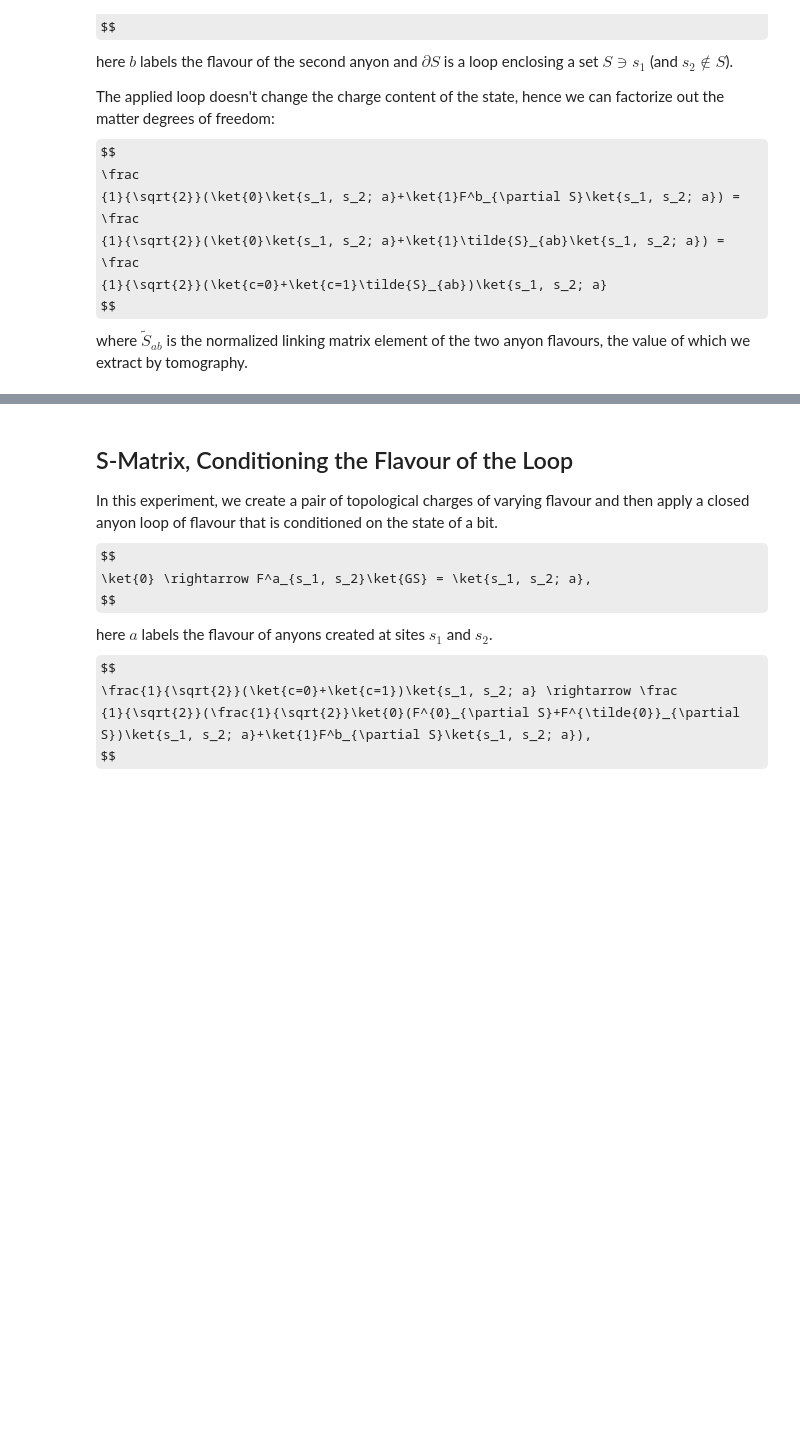
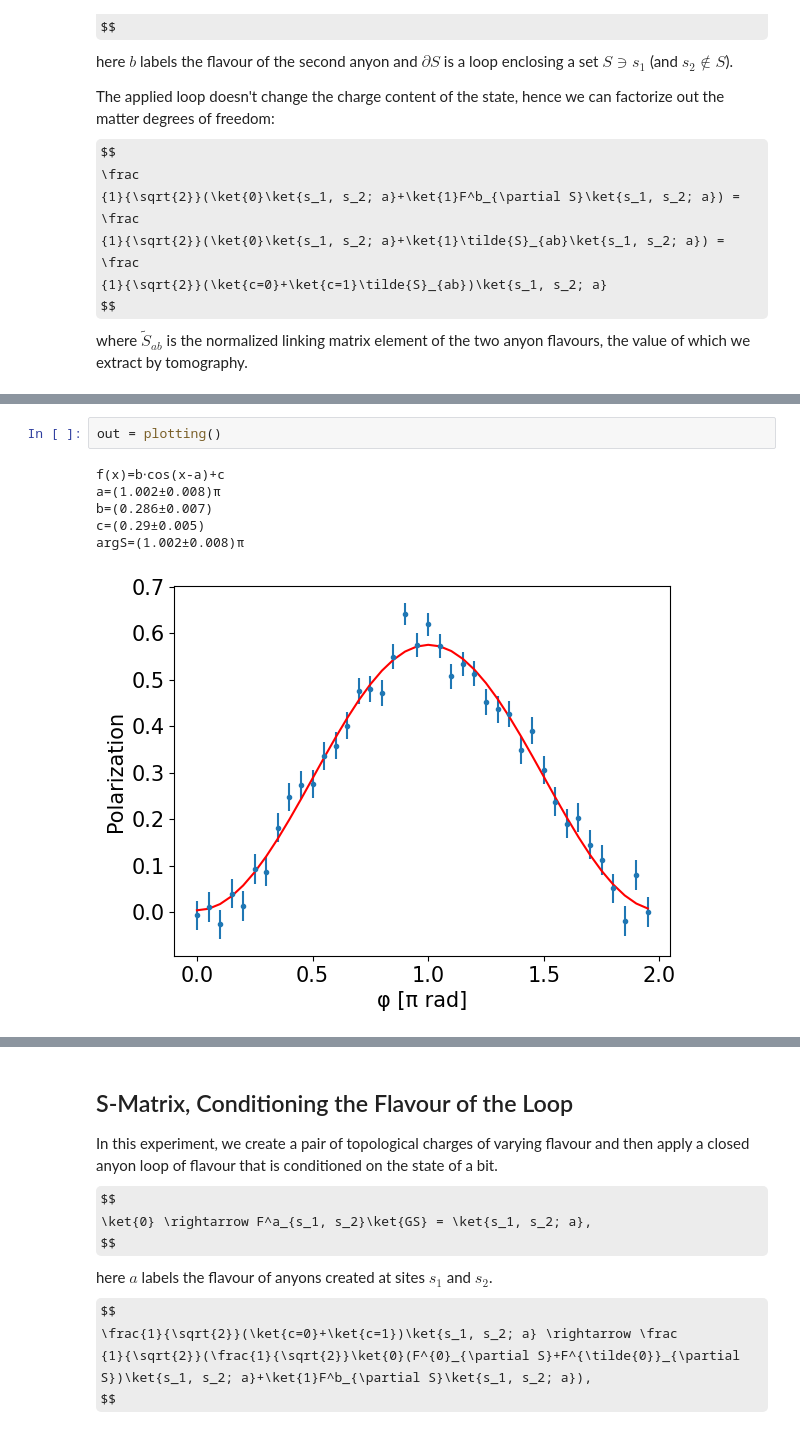
Before and after one commit to DaanTimmers/kitaevsim, a Jupyter notebook: Quantum double/Tomography Fittings.ipynb, the cells around one changed output, grey strips where cells are left out. Cells and saved outputs as stored; diff of their text form; some formulas as TeX source; blank space fills up the shorter version.

```diff
--- a/Quantum double/Tomography Fittings.ipynb
+++ b/Quantum double/Tomography Fittings.ipynb
@@ -168,0 +137,9 @@ Text(0.5, 1.0, 'phase=0.34$\\pi$ amp=0.34 offset=0.28 $|S_{ab}|$=0.59')
+# %%
+out = plotting()
+# %% [output]
+f(x)=b⋅cos(x-a)+c
+a=(1.002±0.008)π
+b=(0.286±0.007)
+c=(0.29±0.005)
+argS=(1.002±0.008)π
+[figure, added]
```
Also changed, not shown: parts of 25 cells of this notebook, 2 other files.
